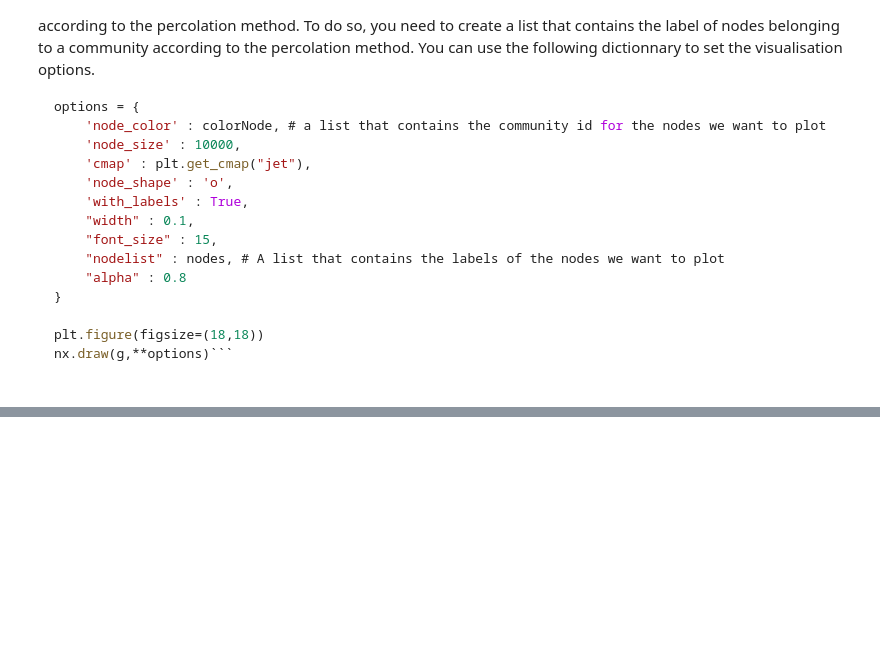
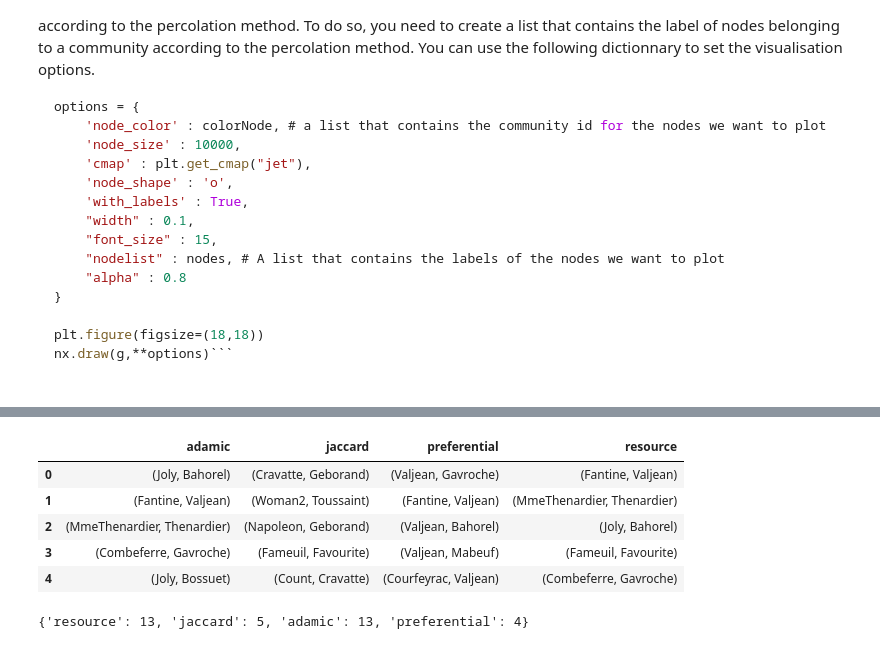
Before and after one commit to clementbosc/Web-Structure-Mining-Communities-and-Link-Prediction, a Jupyter notebook: notebook.ipynb, the cells around one changed output, grey strips where cells are left out. Saved outputs shown, nothing was run; the diff lists cells and outputs as text; code cells hidden in the pictures; blank space fills up the shorter version.

```diff
--- a/notebook.ipynb
+++ b/notebook.ipynb
@@ -80,0 +180,21 @@ From previous results, it is hard to say that the above-used features are outsta
+# %%
+top = {}
+for k in ['resource', 'jaccard', 'adamic', 'preferential']:
+    top[k] = link_prediction_df.sort_values(by=k, ascending=False)[:50].index.values
+
+top_df = pd.DataFrame(top)
+top_df.head()
+# %% [output]
+|  | adamic | jaccard | preferential | resource |
+| 0 | (Joly, Bahorel) | (Cravatte, Geborand) | (Valjean, Gavroche) | (Fantine, Valjean) |
+| 1 | (Fantine, Valjean) | (Woman2, Toussaint) | (Fantine, Valjean) | (MmeThenardier, Thenardier) |
+| 2 | (MmeThenardier, Thenardier) | (Napoleon, Geborand) | (Valjean, Bahorel) | (Joly, Bahorel) |
+| 3 | (Combeferre, Gavroche) | (Fameuil, Favourite) | (Valjean, Mabeuf) | (Fameuil, Favourite) |
+| 4 | (Joly, Bossuet) | (Count, Cravatte) | (Courfeyrac, Valjean) | (Combeferre, Gavroche) |
+# %%
+count = {}
+for k in ['resource', 'jaccard', 'adamic', 'preferential']:
+    count[k] = (testSet.isin(top_df[k]) == True).sum()
+print(count)
+# %% [output]
+{'resource': 13, 'jaccard': 5, 'adamic': 13, 'preferential': 4}
```
Also changed, not shown: parts of 36 cells of this notebook.
